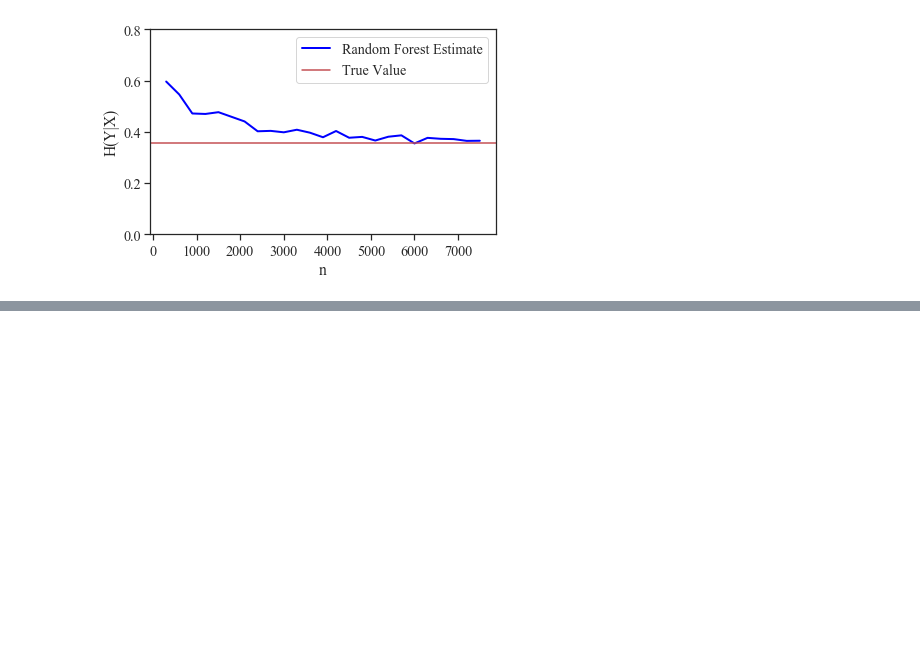
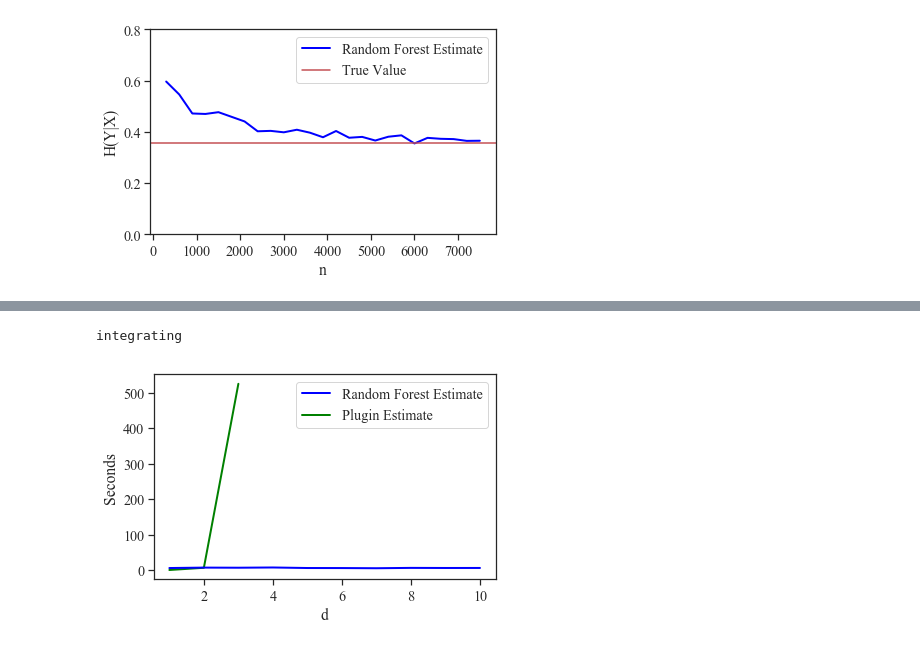
Before and after one commit to rguo123/conditional_entropy_forests, a Jupyter notebook: plots.ipynb, the cells around one changed output, grey strips where cells are left out. Drawn from its saved outputs; the diff is of its cells as text; code cells hidden in the pictures; blank space fills up the shorter version.

```diff
--- a/plots.ipynb
+++ b/plots.ipynb
@@ -401,0 +405,14 @@ plt.show()
+# %%
+import time
+from tqdm import tqdm_notebook
+
+n = 2000
+runtime_rf = []
+runtime_plugin = []
+mean = 1
+for dim in tqdm_notebook(range(1, 11)):
+    X, y = get_multivariate_sample(n, dim, mean)
+    start = time.time()
+    rf_entropy_estimate_bagging(np.array(X), y, 300, .32, depth = 30)
+    end = time.time()
+    runtime_rf.append(end - start)
@@ -401,0 +421,6 @@ plt.show()
+# %%
+X, y = get_multivariate_sample(n, 1, mean)
+start = time.time()
+plugin_estimate_cat_1D(X, y)
+end = time.time()
+runtime_plugin.append(end - start)
@@ -401,0 +471,60 @@ plt.show()
+# %%
+#def multi_normal_entropy(x1, x2, mean, covar):
+#    return multivariate_normal.pdf([x1,x2], mean, covar)*np.log(multivariate_normal.pdf([x1,x2], mean, covar))
+
+#integrate.nquad(multi_normal_entropy, [[-20, 20], [-20, 20]], args = (0, np.identity(2)))
+
+def multivariate_normal_entropy(covar):
+    covar = np.array(covar)
+    dim = covar.shape[-1]
+    return multivariate_normal(np.zeros(dim), covar).entropy()
+
+def two_mixture_multivariate_normal_entropy_f(t1, t2, t3, mean_1, mean_2, covar_1, covar_2):
+    t = (t1, t2, t3)
+    return -multivariate_normal.pdf(t, mean_1, covar_1)*np.log(.5*multivariate_normal.pdf(t, mean_1, covar_1) + .5*multivariate_normal.pdf(t, mean_2, covar_2))
+
+def two_mixture_multivariate_normal_entropy(mean_1, mean_2, covar_1, covar_2):
+    dim = 1
+    # to handle dimension errors
+    try:
+        dim = len(mean_1)
+    except TypeError:
+        pass
+    bounds = [[-6, 6] for _ in range(dim)]
+    return integrate.nquad(two_mixture_multivariate_normal_entropy_f, bounds, args = [mean_1, mean_2, covar_1, covar_2])
+
+def plugin_estimate_cat_multi(X, y):
+    y_param = estimate_p(y)
+    x_params = estimate_x_params(X)
+    print("integrating")
+    h_y = (-y_param*np.log(y_param) - (1 - y_param)*np.log(1 - y_param))
+    h_x_cond_y = (multivariate_normal_entropy(x_params[1][0])*.5 + multivariate_normal_entropy(x_params[1][1])*.5)
+    h_x = two_mixture_multivariate_normal_entropy(x_params[0][0], x_params[0][1], x_params[1][0], x_params[1][1])[0]
+    cond_entropy = h_y - h_x + h_x_cond_y
+    if cond_entropy < 0:
+        return 0
+    return cond_entropy
+
+X, y = get_multivariate_sample(1000, 3, 1)
+start = time.time()
+plugin_estimate_cat_multi(X, y)
+end = time.time()
+runtime_plugin.append(end - start)
+# %% [output]
+integrating
+# %%
+sns.set(font_scale = 1.3)
+sns.set_style("ticks")
+plt.rcParams["font.family"] = "Times New Roman"
+dim_plugin = [1, 2, 3]
+dim_rf = [1, 2, 3, 4, 5, 6, 7, 8, 9, 10]
+line_plugin, = plt.plot(dim_plugin, runtime_plugin, label = "Plugin Estimate", linewidth = 2, color = "green")
+line_est, = plt.plot(dim_rf, runtime_rf, label = "Random Forest Estimate", linewidth = 2, color = "blue")
+plt.xlabel("d")
+plt.ylabel("Seconds")
+plt.legend(handles=[line_est, line_plugin])
+plt.tight_layout()
+plt.savefig("cat_runtime_2000_mean1.png")
+plt.show()
+# %% [output]
+[figure, added]
```
Also changed, not shown: parts of 14 cells of this notebook, 21 other files.
